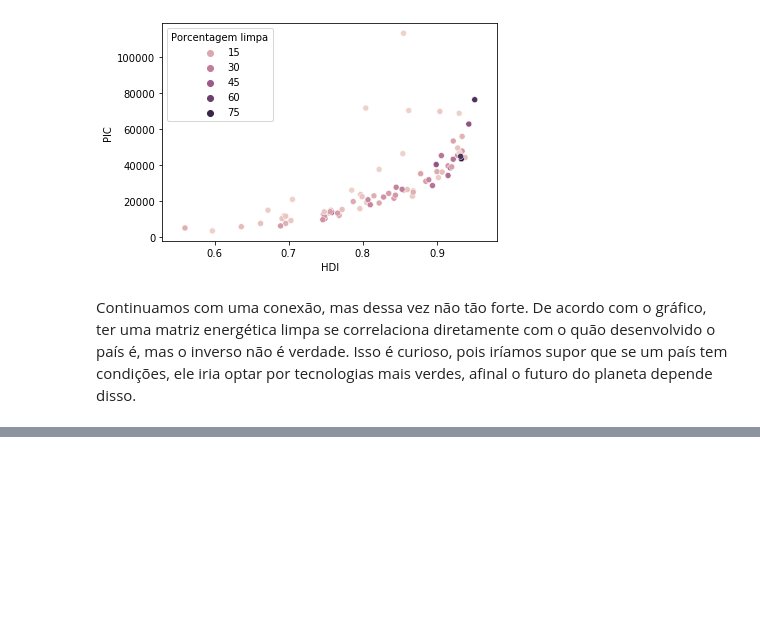
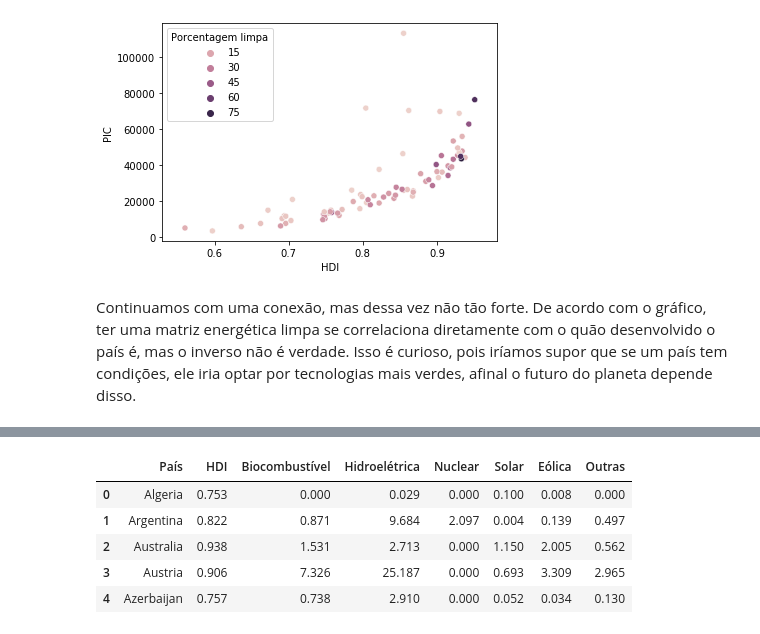
Before and after one commit to leoDomingos/Introducao-ao-aquecimento-global, a Jupyter notebook: main.ipynb, the cells around one changed output, grey strips where cells are left out. Drawn from its saved outputs; the diff is of its cells as text; code cells hidden in the pictures; blank space fills up the shorter version.

```diff
--- a/main.ipynb
+++ b/main.ipynb
@@ -777,0 +819,51 @@ Agora que verificamos a relação entre os indicadores socioeconômicos de um pa
+# %%
+paises_energy_shares = []
+hdis_energy_shares = []
+biofuel_shares = []
+hydro_shares = []
+nuclear_shares= []
+solar_shares = []
+wind_shares = []
+other_shares = []
+
+for pais, shares in dict_hdi_e_energia_prct.items():
+    if len(shares) == 7: # Só queremos incluir aqueles sobre os quais temos os dados completos
+        paises_energy_shares.append(pais)
+        hdis_energy_shares.append(shares[0])
+        biofuel_shares.append(shares[1])
+        hydro_shares.append(shares[2])
+        nuclear_shares.append(shares[3])
+        solar_shares.append(shares[4])
+        wind_shares.append(shares[5])
+        other_shares.append(shares[6])
+
+paises_e_s= pd.Series(paises_energy_shares)
+hdis_e_s = pd.Series(hdis_energy_shares)
+biofuel_shares = pd.Series(biofuel_shares)
+hydro_shares = pd.Series(hydro_shares)
+nuclear_shares = pd.Series(nuclear_shares)
+solar_shares = pd.Series(solar_shares)
+wind_shares = pd.Series(wind_shares)
+other_shares = pd.Series(other_shares)
+
+hdi_e_energy_shares = {
+    "País" : paises_e_s,
+    "HDI" : hdis_e_s,
+    "Biocombustível" : biofuel_shares,
+    "Hidroelétrica" : hydro_shares,
+    "Nuclear" : nuclear_shares,
+    "Solar" : solar_shares,
+    "Eólica" : wind_shares,
+    "Outras" : other_shares
+}
+
+hdi_e_energy_shares_df = pd.DataFrame(hdi_e_energy_shares)
+# %%
+hdi_e_energy_shares_df.head()
+# %% [output]
+|  | País | HDI | Biocombustível | Hidroelétrica | Nuclear | Solar | Eólica | Outras |
+| 0 | Algeria | 0.753 | 0.000 | 0.029 | 0.000 | 0.100 | 0.008 | 0.000 |
+| 1 | Argentina | 0.822 | 0.871 | 9.684 | 2.097 | 0.004 | 0.139 | 0.497 |
+| 2 | Australia | 0.938 | 1.531 | 2.713 | 0.000 | 1.150 | 2.005 | 0.562 |
+| 3 | Austria | 0.906 | 7.326 | 25.187 | 0.000 | 0.693 | 3.309 | 2.965 |
+| 4 | Azerbaijan | 0.757 | 0.738 | 2.910 | 0.000 | 0.052 | 0.034 | 0.130 |
```
Also changed, not shown: parts of 6 cells of this notebook.
